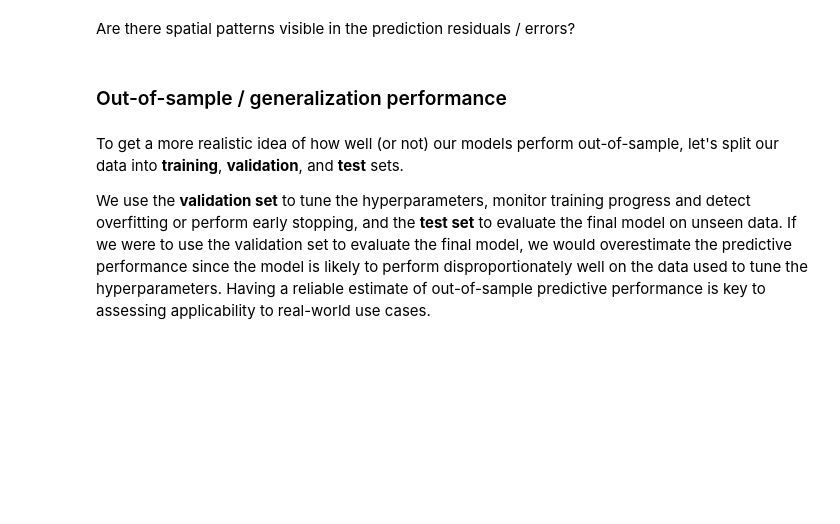
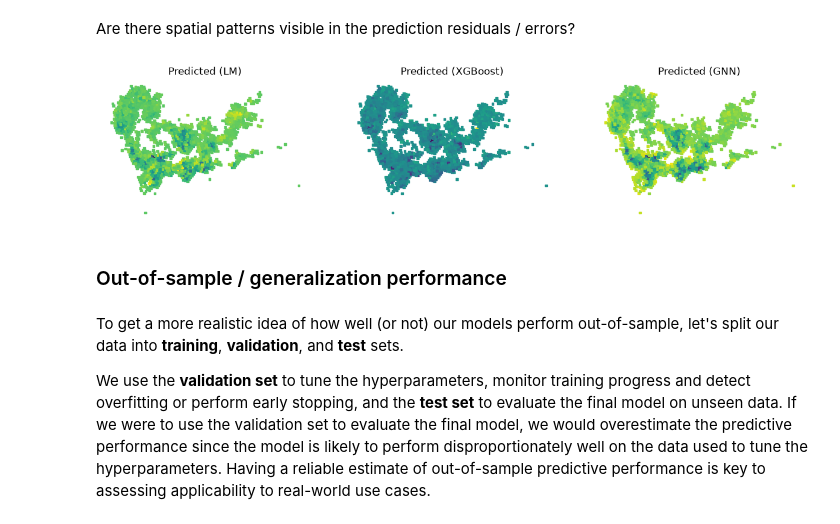
Before and after one commit to steve-salmond/mobility-demand, a Jupyter notebook: Predicting_Mobility_Demand_From_Urban_Features.ipynb, the cells around one changed output. Drawn from its saved outputs; the diff is of its cells as text; code cells hidden in the pictures; blank space fills up the shorter version.

```diff
--- a/Predicting_Mobility_Demand_From_Urban_Features.ipynb
+++ b/Predicting_Mobility_Demand_From_Urban_Features.ipynb
@@ -733,18 +751,20 @@ Are there spatial patterns visible in the prediction residuals / errors?
 # %%
 y_true = graph_data.y.reshape(-1).numpy()
 
 fig, ax = plt.subplots(1, 3, figsize=(15, 3))
 ax[0].scatter(c['x'], c['y'], c=y_pred_lm.reshape(-1) - y_true, cmap='viridis', marker="s", s=7)
 ax[0].set_axis_off()
 ax[0].set_title('Predicted (LM)')
 
-# ax[1].scatter(c['x'], c['y'], c=y_pred_xgb.reshape(-1) - y_true, cmap='viridis', marker="s", s=7) # comment in after solving exercise 1
+ax[1].scatter(c['x'], c['y'], c=y_pred_xgb.reshape(-1) - y_true, cmap='viridis', marker="s", s=7) # comment in after solving exercise 1
 ax[1].set_title('Predicted (XGBoost)')
 ax[1].set_axis_off()
 
 ax[2].scatter(c['x'], c['y'], c=y_pred_gnn.detach().reshape(-1) - y_true, cmap='viridis', marker="s", s=7)
 ax[2].set_title('Predicted (GNN)')
 ax[2].set_axis_off()
+# %% [output]
+[figure, added]
 # %% [markdown]
 ### Out-of-sample / generalization performance
 # %% [markdown]
```
Also changed, not shown: parts of 26 cells of this notebook.
